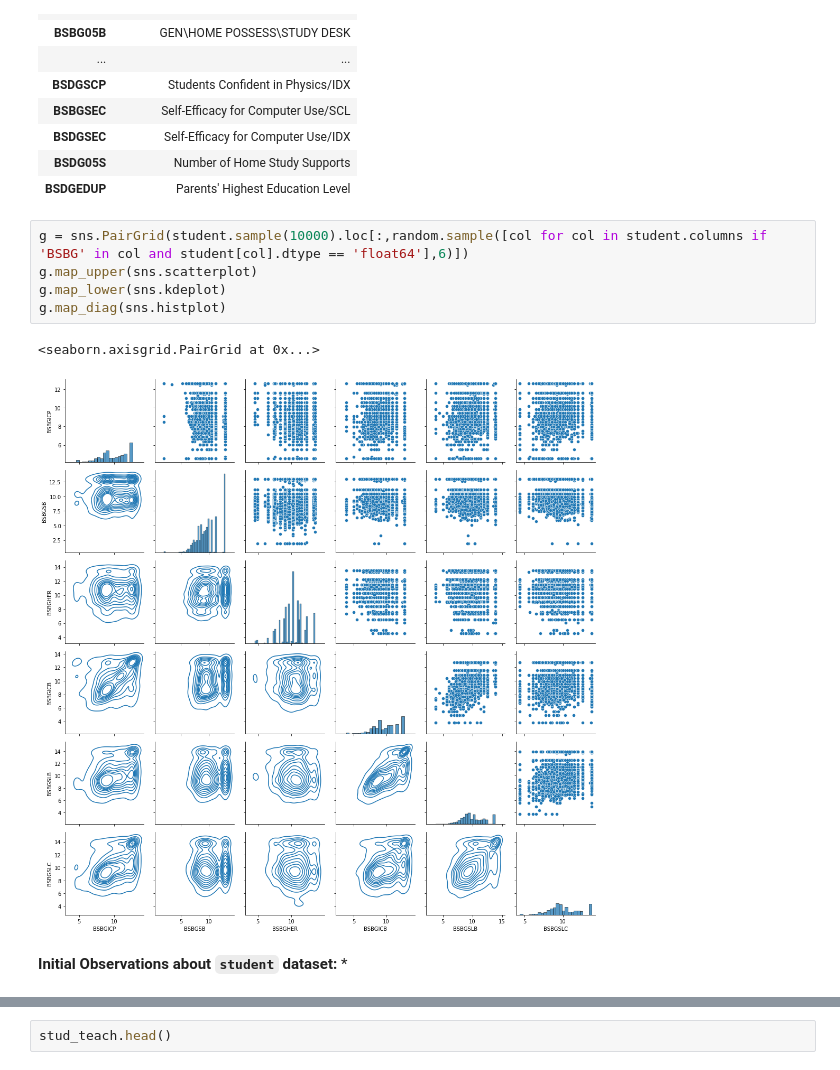
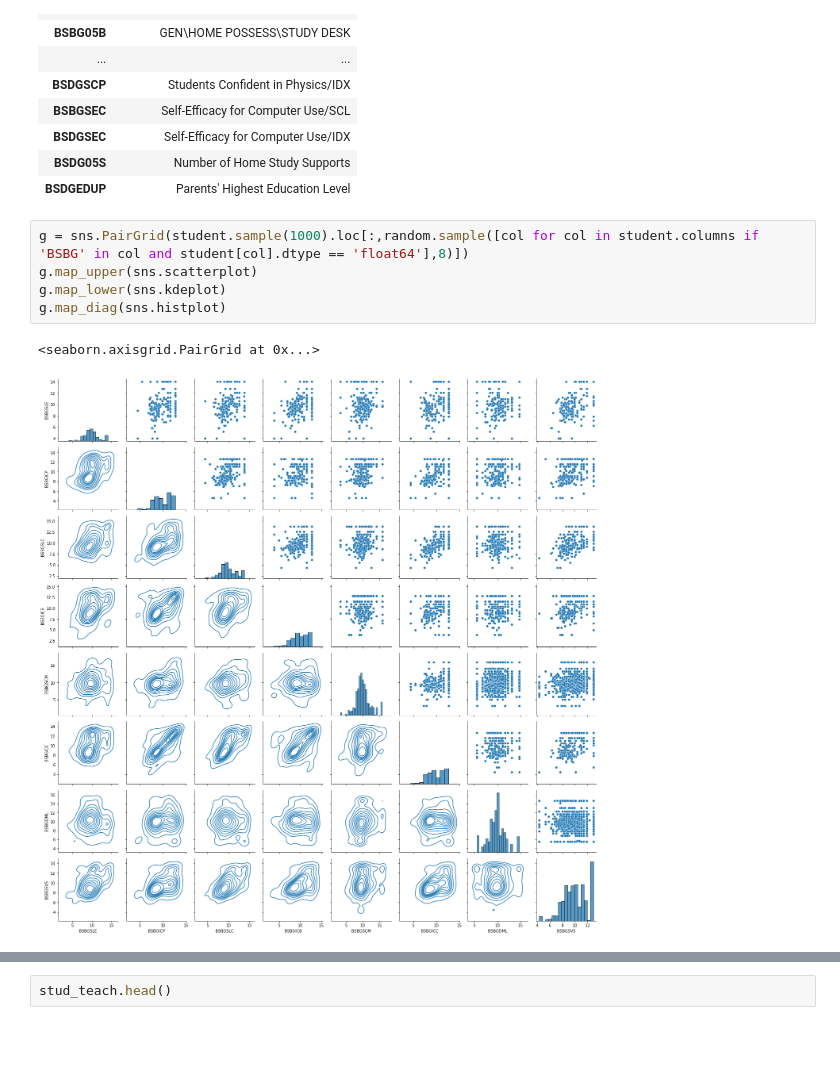
Before and after one commit to sjhaluck/TIMSS-Data-Science, a Jupyter notebook: TIMSS Exploration.ipynb, the cells around one changed output, grey strips where cells are left out. Saved outputs shown, nothing was run; the diff lists cells and outputs as text; blank space fills up the shorter version.

```diff
--- a/TIMSS Exploration.ipynb
+++ b/TIMSS Exploration.ipynb
@@ -489,13 +493,10 @@ student_codes.loc[student.columns,:].iloc[:,:1]
 | BSDG05S | Number of Home Study Supports |
 | BSDGEDUP | Parents' Highest Education Level |
 # %%
-g = sns.PairGrid(student.sample(10000).loc[:,random.sample([col for col in student.columns if 'BSBG' in col and student[col].dtype == 'float64'],6)])
+g = sns.PairGrid(student.sample(1000).loc[:,random.sample([col for col in student.columns if 'BSBG' in col and student[col].dtype == 'float64'],8)])
 g.map_upper(sns.scatterplot)
 g.map_lower(sns.kdeplot)
 g.map_diag(sns.histplot)
 # %% [output]
 <seaborn.axisgrid.PairGrid at 0x...>
-[figure, old version]
+[figure, new version]
-# %% [markdown]
-**Initial Observations about `student` dataset:**
-*
```
Also changed, not shown: parts of 13 cells of this notebook.
